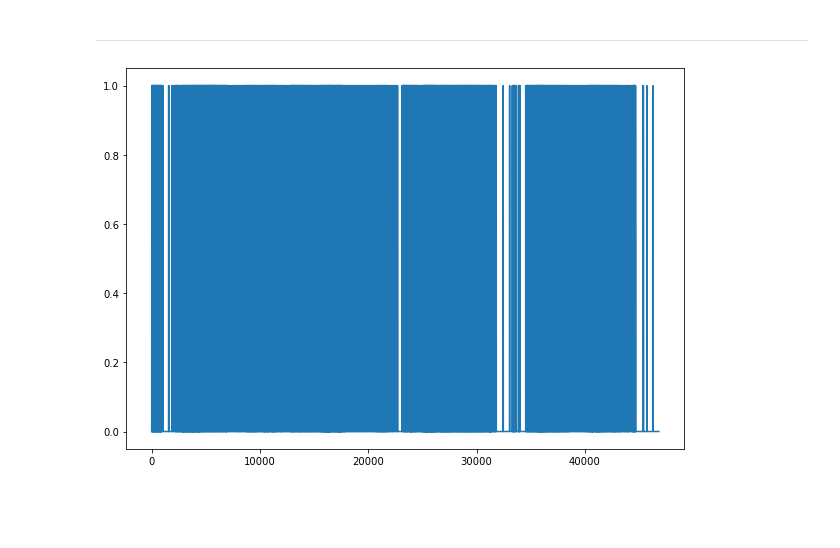
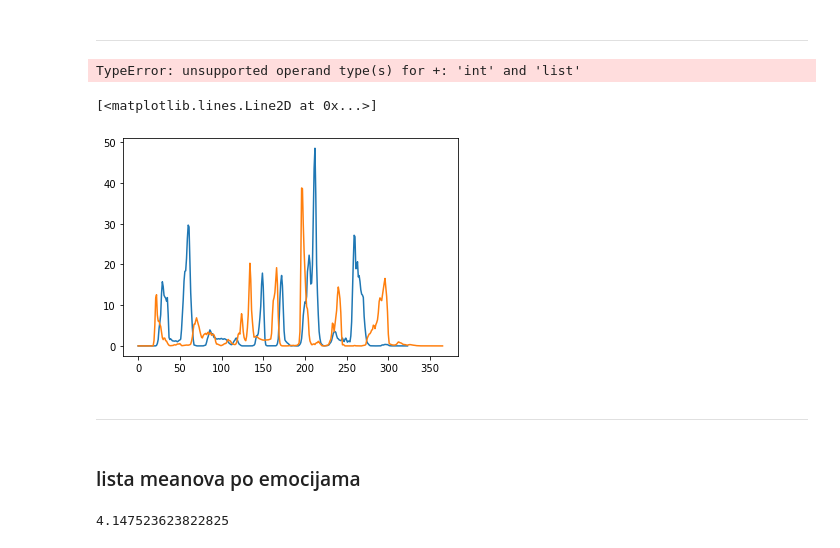
Before and after one commit to pfe-rs/lk-s-2023-prepoznavanje-emocija, a Jupyter notebook: ficer-probe.ipynb, the cells around one changed output. Drawn from its saved outputs; the diff is of its cells as text; code cells hidden in the pictures; blank space fills up the shorter version.

Commit message:
short term energija min,max,stdev, promenjena dužina prozora

```diff
--- a/ficer-probe.ipynb
+++ b/ficer-probe.ipynb
@@ -157,6 +160,7 @@ lista_fajlova.sort() # sortirano
 
 duzine_emo = np.empty(7,dtype=object)
 energija_emo = np.empty(7,dtype=object)
+energija_arr_emo = np.empty(7,dtype=object)
 zero_crossings_emo = np.empty(7,dtype=object)
 
 
@@ -164,13 +168,14 @@ zero_crossings_emo = np.empty(7,dtype=object)
 duzine_emo[:] = [0],[0],[0],[0],[0],[0], [0]
 energija_emo[:] = [0],[0],[0],[0],[0],[0], [0]
 zero_crossings_emo[:] = [0],[0],[0],[0],[0],[0], [0]
+energija_arr_emo[:] = [0],[0],[0],[0],[0],[0], [0]
 
 
 # energija
 
 # short term energija, frejmovano
-hop_length = 128
-frame_length = 256
+frame_length = 480
+hop_length = frame_length//2
 
 
 for file in lista_fajlova:
@@ -191,9 +196,9 @@ for file in lista_fajlova:
           indx = emo.index(emocija)
 
 
-          # energy = np.array([
-          #      sum(abs(data[i:i+frame_length]**2))
-          #      for i in range(0, len(data), hop_length)])
+          energy_arr = np.array([
+               sum(abs(data[i:i+frame_length]**2))
+               for i in range(0, len(data), hop_length)])
 
           energy = sum(abs(data**2))  ## ukupna energija fajla
           zero_crossings = librosa.zero_crossings(data, pad=False)
@@ -201,9 +206,19 @@ for file in lista_fajlova:
 
 
           energija_emo[indx].append(energy)
+          energija_arr_emo[indx].append(energy_arr)
+
           duzine_emo[indx].append(duzina)
           zero_crossings_emo[indx].append(zero_crossings)
           # print(filename + ": Duzina: ", duzina, " [s]")
+
+
+# uklanjanje nula
+for i in range(0,7):
+    duzine_emo[i].pop(0)
+    energija_emo[i].pop(0)
+    zero_crossings_emo[i].pop(0)
+    energija_arr_emo[i].pop(0)
 # %%
 duzine_emo
 # %%
@@ -285,5 +294,7 @@ fig = plt.figure(figsize =(10, 7))
 # plt.boxplot(zero_crossings_emo[0])
 plt.plot(zero_crossings_emo[0])
 plt.show()
-# %% [output]
-[figure, removed]
+# %%
+sum(zero_crossings_emo)
+# %% [output]
+TypeError: unsupported operand type(s) for +: 'int' and 'list'
@@ -289,0 +303,11 @@ plt.show()
+# %%
+# poredjenje dva rand fajla ili emocije, njihova short term energija
+plt.plot(energija_arr_emo[0][0])
+plt.plot(energija_arr_emo[0][1])
+# %% [output]
+[<matplotlib.lines.Line2D at 0x...>]
+[figure, added]
+# %% [markdown]
+---
+# %% [markdown]
+### lista meanova po emocijama
@@ -289,0 +342,4 @@ plt.show()
+# %%
+lista_meanova[0][0]
+# %% [output]
+4.147523623822825
```
Also changed, not shown: parts of 9 cells of this notebook.
